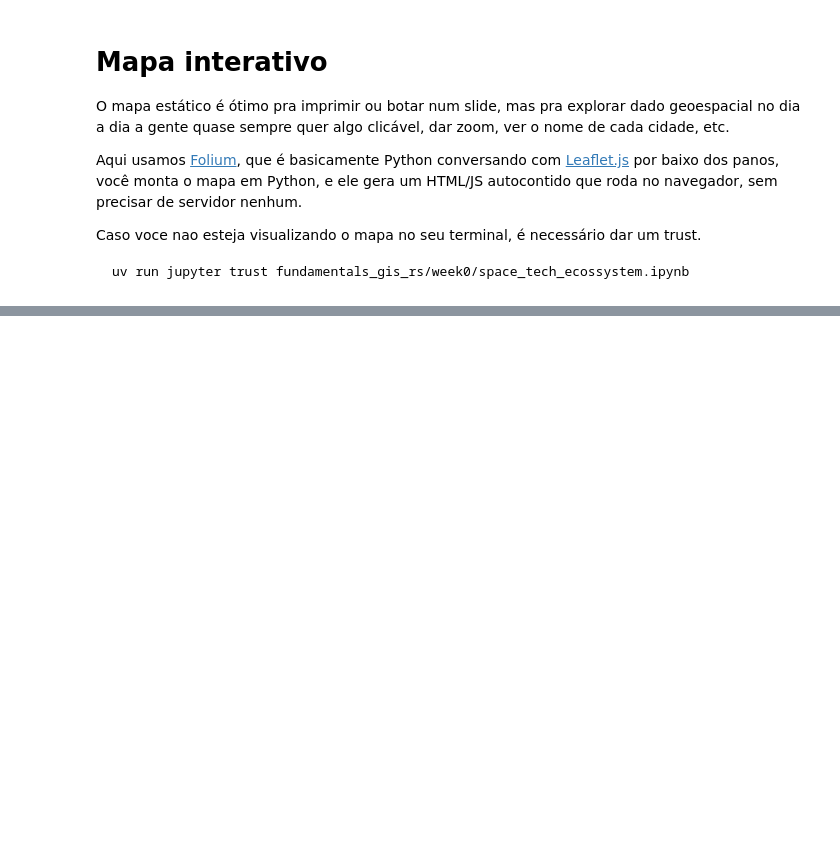
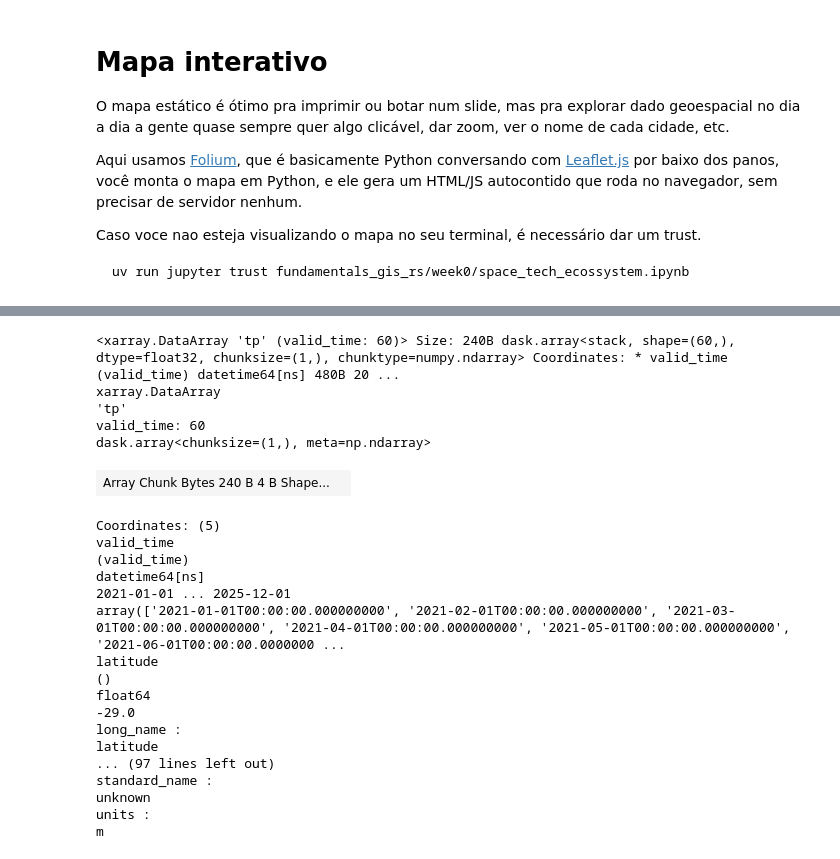
Before and after one commit to ftl-brazil-2026/ebook, a Jupyter notebook: fundamentals_gis_rs/week0/space_tech_ecossystem.ipynb, the cells around one changed output, grey strips where cells are left out. Cells and saved outputs as stored; diff of their text form; code cells hidden in the pictures; blank space fills up the shorter version.

```diff
--- a/fundamentals_gis_rs/week0/space_tech_ecossystem.ipynb
+++ b/fundamentals_gis_rs/week0/space_tech_ecossystem.ipynb
@@ -338,0 +490,29 @@ m
+# %%
+# "tp" é precipitação acumulada por hora, para virar o TOTAL mensal,
+# somamos todas as horas de cada mês
+rain_monthly = rain.resample(valid_time="1MS").sum()
+rain_monthly
+# %% [output]
+<xarray.DataArray 'tp' (valid_time: 60)> Size: 240B dask.array<stack, shape=(60,), dtype=float32, chunksize=(1,), chunktype=numpy.ndarray> Coordinates: * valid_time (valid_time) datetime64[ns] 480B 20 ...
+xarray.DataArray
+'tp'
+valid_time: 60
+dask.array<chunksize=(1,), meta=np.ndarray>
+| Array Chunk Bytes 240 B 4 B Shape... |  |
+Coordinates: (5)
+valid_time
+(valid_time)
+datetime64[ns]
+2021-01-01 ... 2025-12-01
+array(['2021-01-01T00:00:00.000000000', '2021-02-01T00:00:00.000000000', '2021-03-01T00:00:00.000000000', '2021-04-01T00:00:00.000000000', '2021-05-01T00:00:00.000000000', '2021-06-01T00:00:00.0000000 ...
+latitude
+()
+float64
+-29.0
+long_name :
+latitude
+... (97 lines left out)
+standard_name :
+unknown
+units :
+m
```
Also changed, not shown: parts of 11 cells of this notebook, 17 other files.
